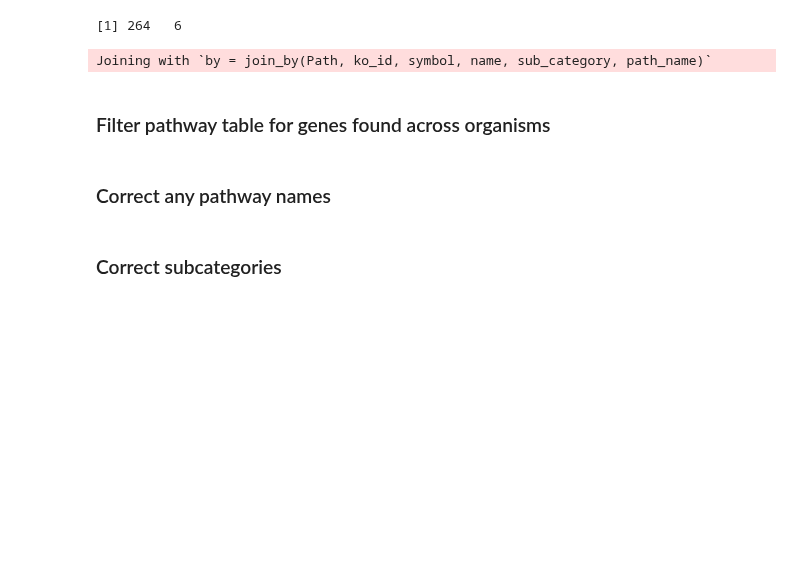
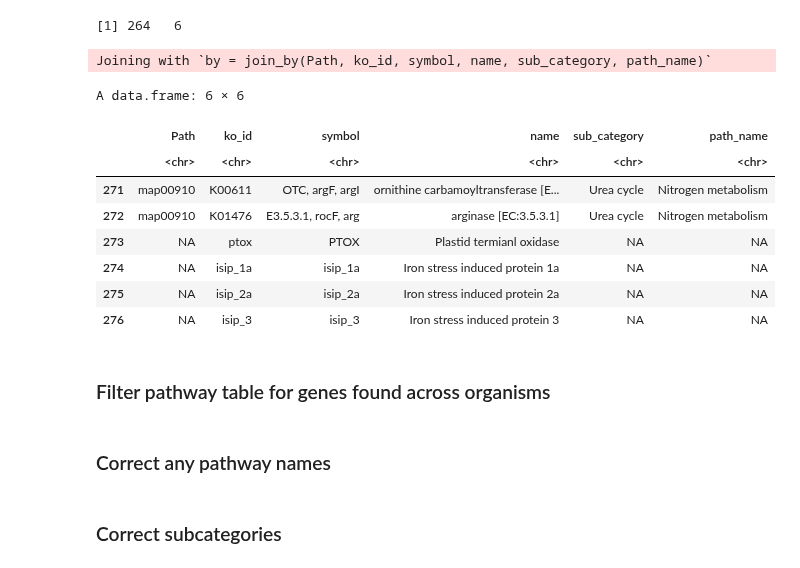
Before and after one commit to CohenLabUGA/SAB_isolates, a Jupyter notebook: jupyter_notebooks/Kegg_annotations.ipynb, the cells around one changed output. Saved outputs shown, nothing was run; the diff lists cells and outputs as text; code cells hidden in the pictures; blank space fills up the shorter version.

```diff
--- a/jupyter_notebooks/Kegg_annotations.ipynb
+++ b/jupyter_notebooks/Kegg_annotations.ipynb
@@ -404,9 +392,21 @@ urea_cycle = mutate(urea_cycle, 'sub_category'='Urea cycle', 'path_name'='Nitrog
 sub_path = full_join(sub_path, urea_cycle)
 
 ## add ISIP genes
-sub_path = bind_rows(sub_path, isip)
+sub_path = bind_rows(sub_path, isip_ptox)
 # %% [output]
 Joining with `by = join_by(Path, ko_id, symbol, name, sub_category, path_name)`
+# %%
+tail(sub_path)
+# %% [output]
+A data.frame: 6 × 6
+|  | Path | ko_id | symbol | name | sub_category | path_name |
+|  | <chr> | <chr> | <chr> | <chr> | <chr> | <chr> |
+| 271 | map00910 | K00611 | OTC, argF, argI | ornithine carbamoyltransferase [E... | Urea cycle | Nitrogen metabolism |
+| 272 | map00910 | K01476 | E3.5.3.1, rocF, arg | arginase [EC:3.5.3.1] | Urea cycle | Nitrogen metabolism |
+| 273 | NA | ptox | PTOX | Plastid termianl oxidase | NA | NA |
+| 274 | NA | isip_1a | isip_1a | Iron stress induced protein 1a | NA | NA |
+| 275 | NA | isip_2a | isip_2a | Iron stress induced protein 2a | NA | NA |
+| 276 | NA | isip_3 | isip_3 | Iron stress induced protein 3 | NA | NA |
 # %% [markdown]
 ### Filter pathway table for genes found across organisms
 # %%
```
Also changed, not shown: parts of 15 cells of this notebook, 5 other files.
